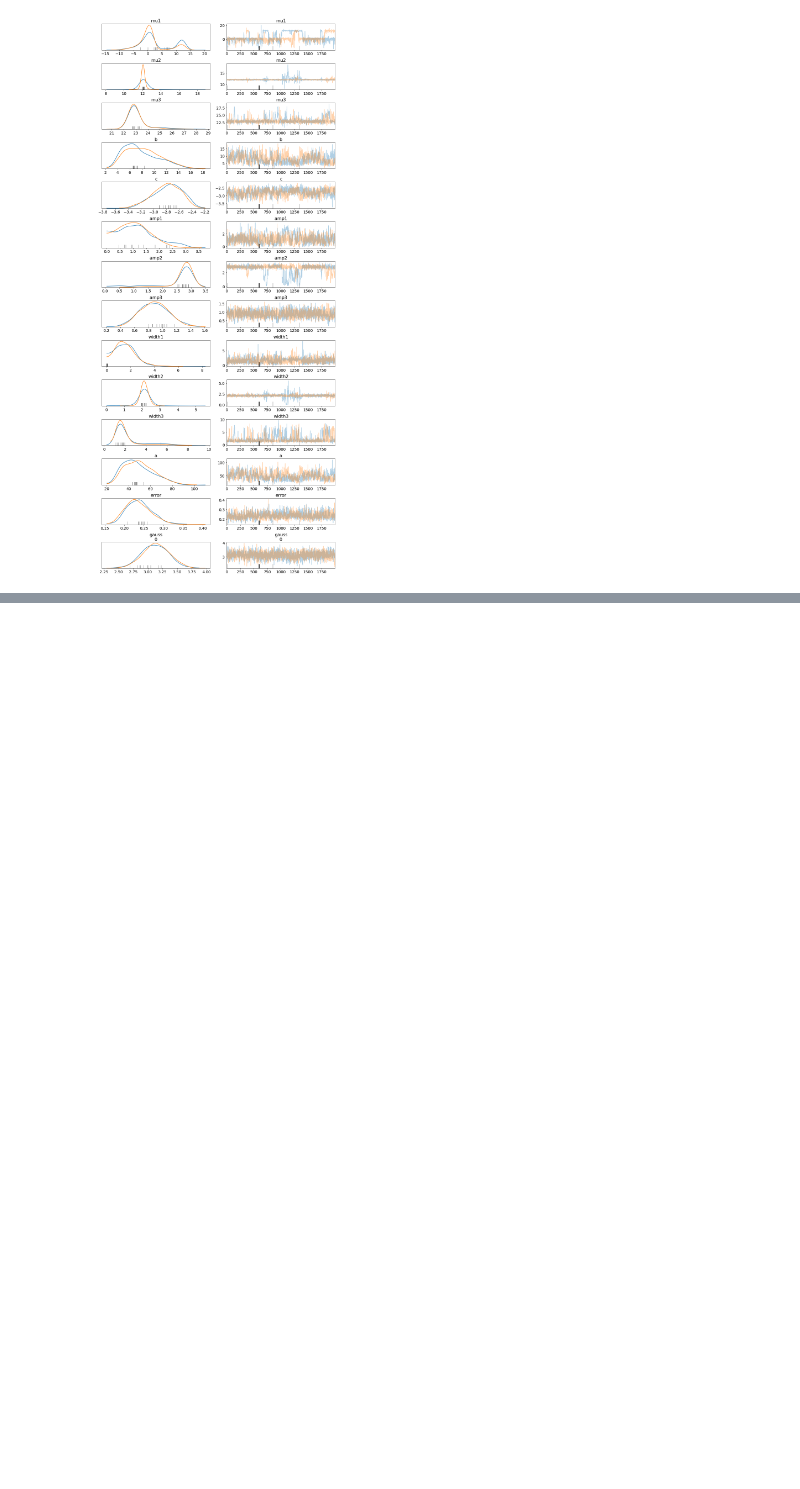
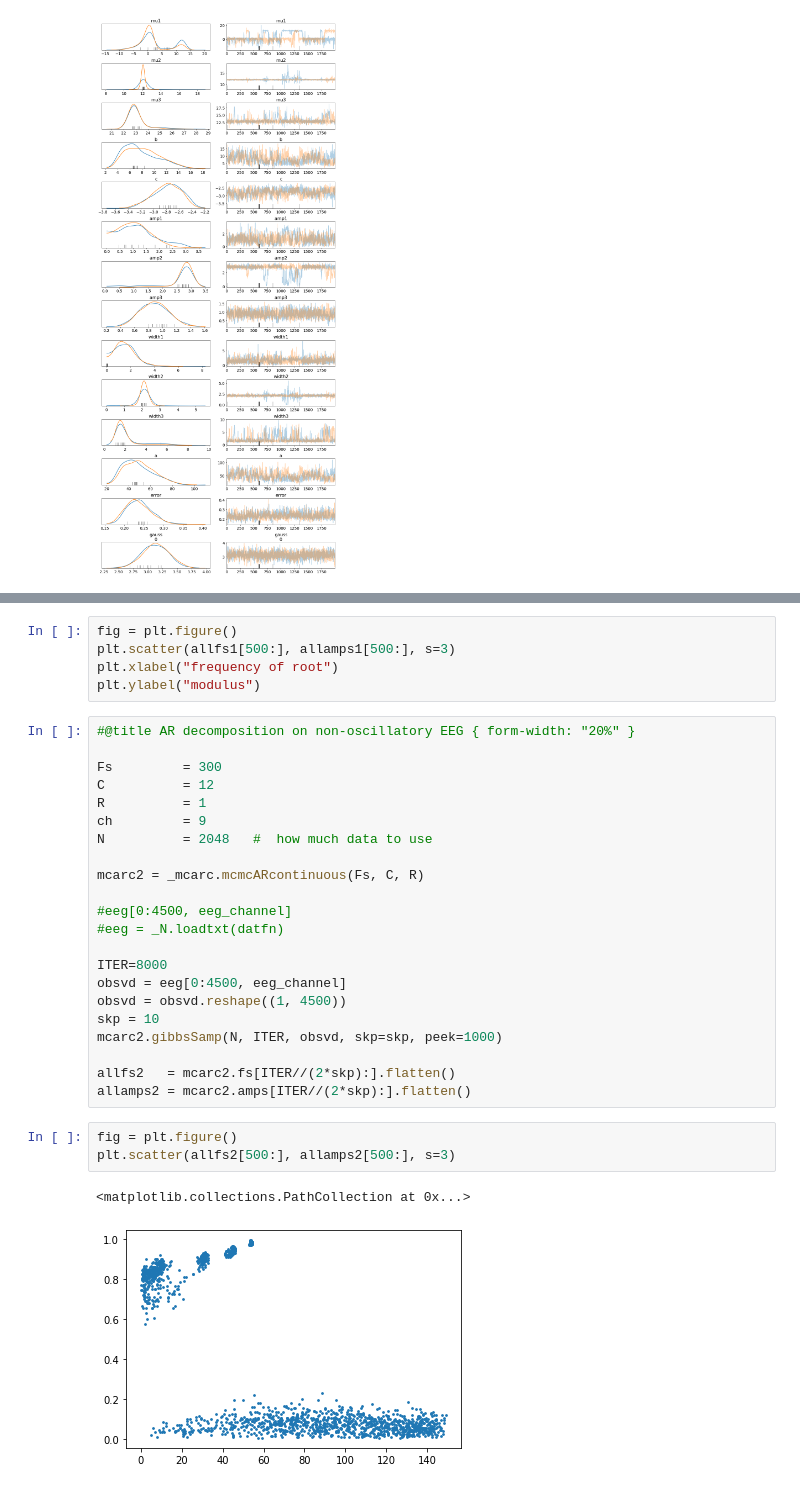
Before and after one commit to AraiKensuke/FitSpectrum, a Jupyter notebook: FitPowerSpec.ipynb, the cells around one changed output, grey strips where cells are left out. Drawn from its saved outputs; the diff is of its cells as text; blank space fills up the shorter version.

```diff
--- a/FitPowerSpec.ipynb
+++ b/FitPowerSpec.ipynb
@@ -262,0 +300,33 @@ array([  0.      ,   1.171875,   2.34375 ,   3.515625,   4.6875  ,
+# %%
+fig = plt.figure()
+plt.scatter(allfs1[500:], allamps1[500:], s=3)
+plt.xlabel("frequency of root")
+plt.ylabel("modulus")
+# %%
+#@title AR decomposition on non-oscillatory EEG { form-width: "20%" }
+
+Fs         = 300
+C          = 12
+R          = 1
+ch         = 9
+N          = 2048   #  how much data to use
+
+mcarc2 = _mcarc.mcmcARcontinuous(Fs, C, R)
+
+#eeg[0:4500, eeg_channel]
+#eeg = _N.loadtxt(datfn)
+
+ITER=8000
+obsvd = eeg[0:4500, eeg_channel]
+obsvd = obsvd.reshape((1, 4500))
+skp = 10
+mcarc2.gibbsSamp(N, ITER, obsvd, skp=skp, peek=1000)
+
+allfs2   = mcarc2.fs[ITER//(2*skp):].flatten()
+allamps2 = mcarc2.amps[ITER//(2*skp):].flatten()
+# %%
+fig = plt.figure()
+plt.scatter(allfs2[500:], allamps2[500:], s=3)
+# %% [output]
+<matplotlib.collections.PathCollection at 0x...>
+[figure, added]
```
Also changed, not shown: parts of 13 cells of this notebook.
